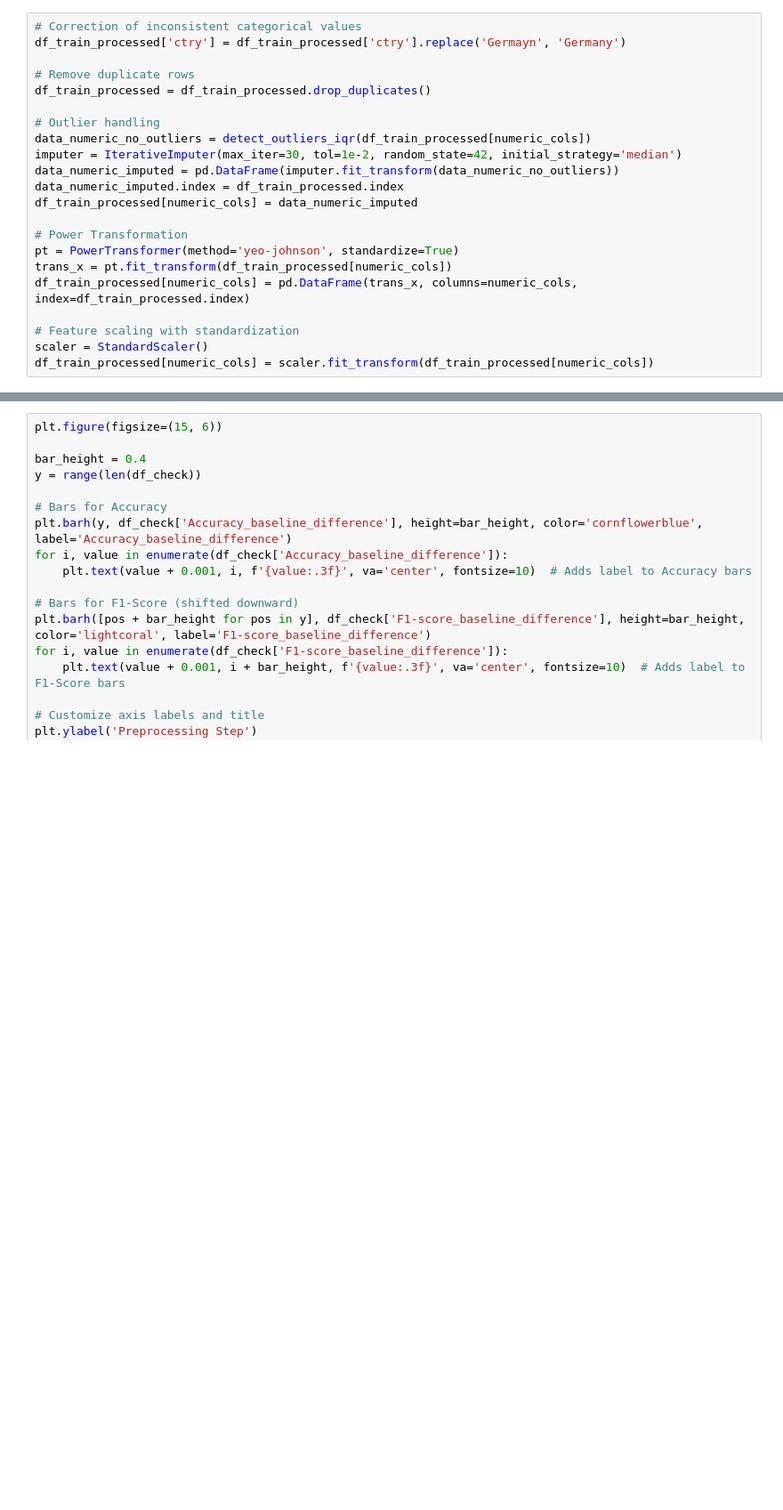
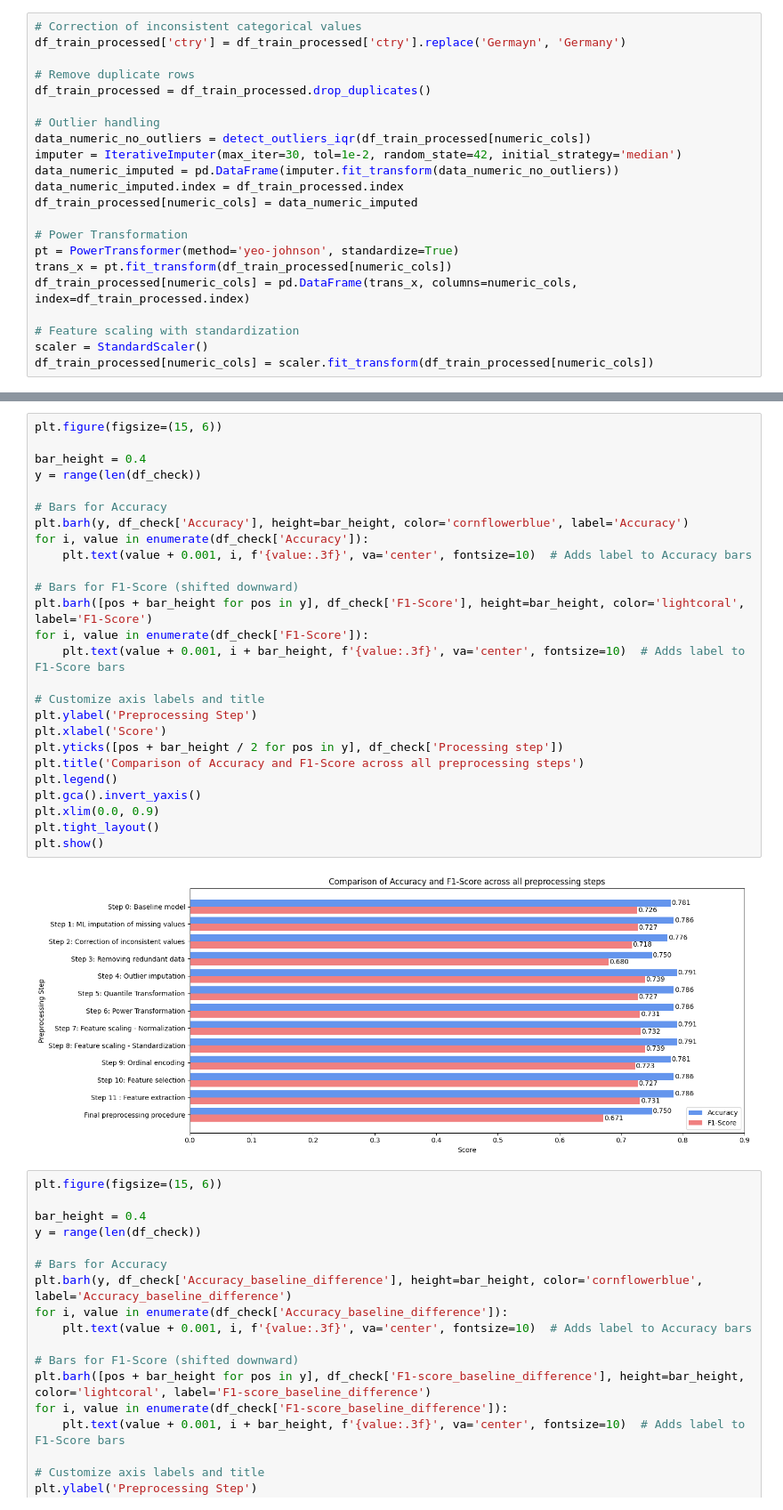
Before and after one commit to john2408/project_intro_ai, a Jupyter notebook: notebooks/Finale_Abgabe/Task 2 Preprocessing.ipynb, the cells around one changed output, grey strips where cells are left out. Shown at 89% size. Cells and saved outputs as stored; diff of their text form; blank space fills up the shorter version.

Commit message:
add graph "Comparison of Accuracy and F1-Score across all preprocessing steps" for final preprocessing method

```diff
--- a/notebooks/Finale_Abgabe/Task 2 Preprocessing.ipynb
+++ b/notebooks/Finale_Abgabe/Task 2 Preprocessing.ipynb
@@ -1096,6 +1096,34 @@ df_check
 | 10 | Step 10: Feature selection | 0.785714 | 0.727273 | 0.005102 | 0.001158 |
 | 11 | Step 11 : Feature extraction | 0.785714 | 0.730769 | 0.005102 | 0.004655 |
 | 12 | Final preprocessing procedure | 0.750000 | 0.671141 | -0.030612 | -0.054974 |
+# %%
+plt.figure(figsize=(15, 6))
+
+bar_height = 0.4
+y = range(len(df_check))
+
+# Bars for Accuracy
+plt.barh(y, df_check['Accuracy'], height=bar_height, color='cornflowerblue', label='Accuracy')
+for i, value in enumerate(df_check['Accuracy']):
+    plt.text(value + 0.001, i, f'{value:.3f}', va='center', fontsize=10)  # Adds label to Accuracy bars
+
+# Bars for F1-Score (shifted downward)
+plt.barh([pos + bar_height for pos in y], df_check['F1-Score'], height=bar_height, color='lightcoral', label='F1-Score')
+for i, value in enumerate(df_check['F1-Score']):
+    plt.text(value + 0.001, i + bar_height, f'{value:.3f}', va='center', fontsize=10)  # Adds label to F1-Score bars
+
+# Customize axis labels and title
+plt.ylabel('Preprocessing Step')
+plt.xlabel('Score')
+plt.yticks([pos + bar_height / 2 for pos in y], df_check['Processing step'])
+plt.title('Comparison of Accuracy and F1-Score across all preprocessing steps')
+plt.legend()
+plt.gca().invert_yaxis()
+plt.xlim(0.0, 0.9)
+plt.tight_layout()
+plt.show()
+# %% [output]
+[figure, added]
 # %%
 plt.figure(figsize=(15, 6))
 
```
